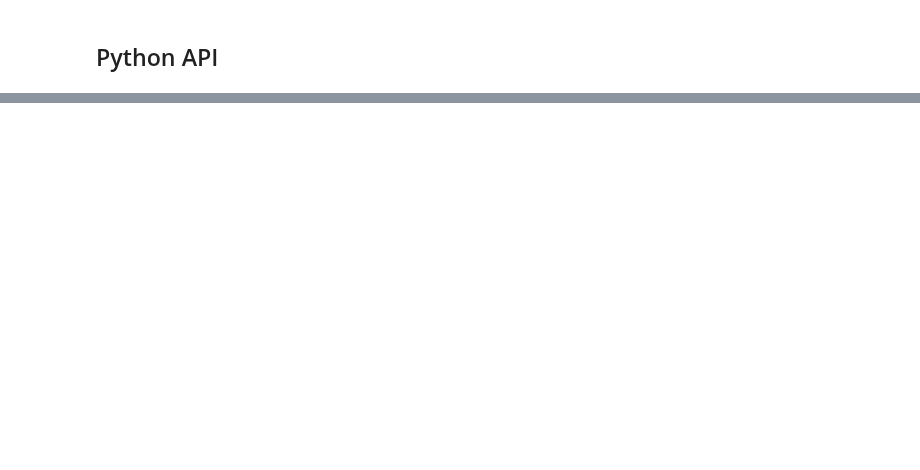
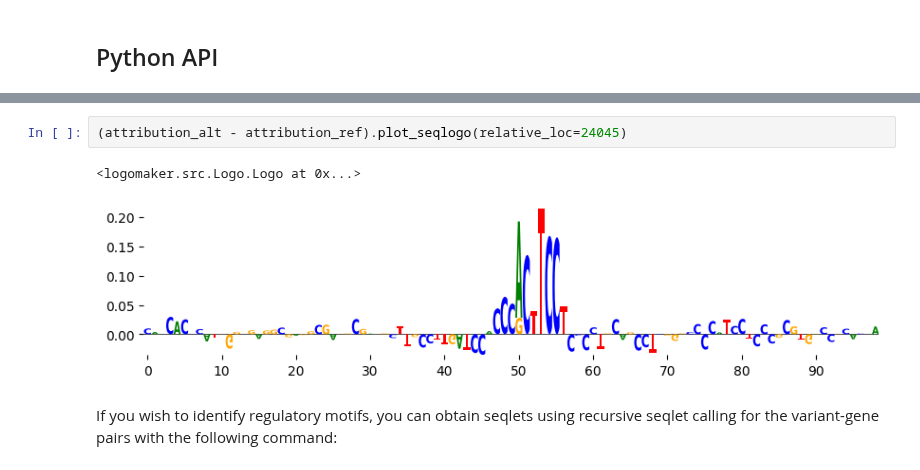
Before and after one commit to Genentech/decima, a Jupyter notebook: docs/tutorials/6-variant-effect-attribution.ipynb, the cells around one changed output, grey strips where cells are left out. Drawn from its saved outputs; the diff is of its cells as text; blank space fills up the shorter version.

```diff
--- a/docs/tutorials/6-variant-effect-attribution.ipynb
+++ b/docs/tutorials/6-variant-effect-attribution.ipynb
@@ -65 +175,8 @@ with VariantAttributionResult("vep_vcf_attributions.h5", tss_distance=10_000, nu
+# %%
+(attribution_alt - attribution_ref).plot_seqlogo(relative_loc=24045)
+# %% [output]
+<logomaker.src.Logo.Logo at 0x...>
+[figure, added]
+# %% [markdown]
+If you wish to identify regulatory motifs, you can obtain seqlets using recursive seqlet calling for the variant-gene pairs with the following command:
 # %%
```
Also changed, not shown: parts of 30 cells of this notebook, 11 other files.
